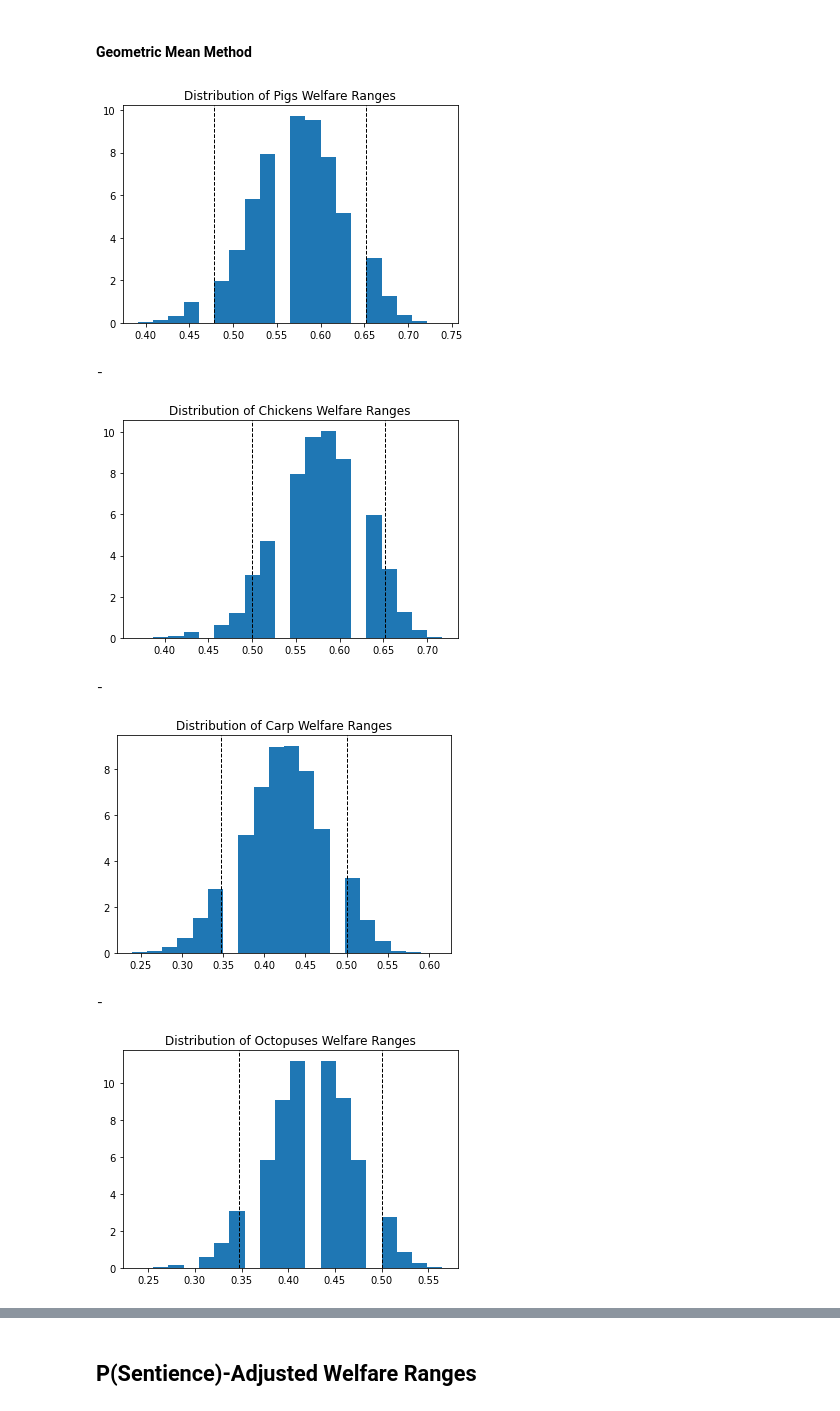
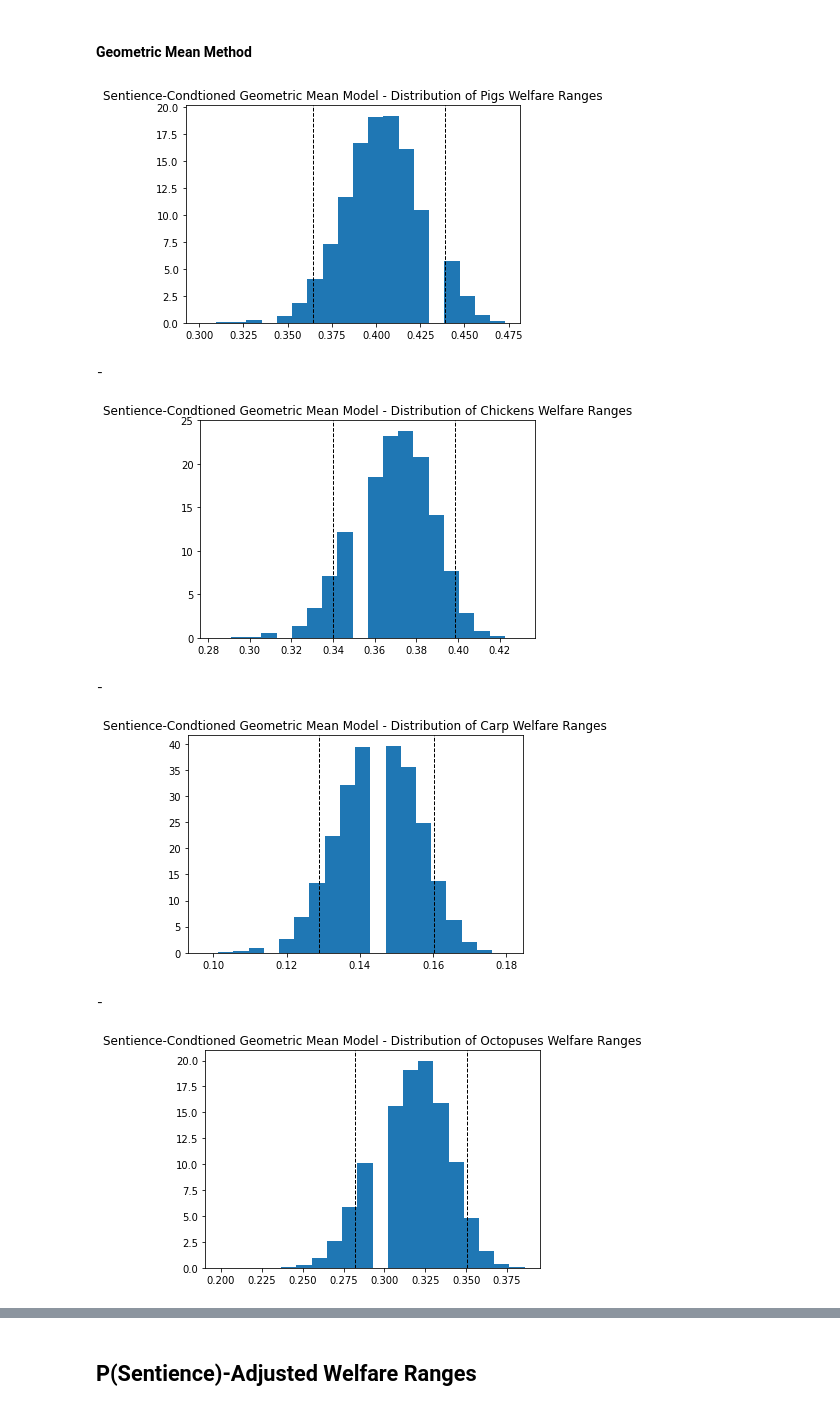
Before and after one commit to laurakduffy/updated_moral_weights, a Jupyter notebook: welfare_range_calculations.ipynb, the cells around one changed output, grey strips where cells are left out. Cells and saved outputs as stored; diff of their text form; code cells hidden in the pictures.

```diff
--- a/welfare_range_calculations.ipynb
+++ b/welfare_range_calculations.ipynb
@@ -12,8 +12,9 @@ import os
 import pickle
 import platform
 
-weights = [0.2, 0.4, 0.4]
+neuron_count_aggregation_weights = [0.2, 0.4, 0.4]
 
+model_weights = [0.6, 0.2, 0.2]
 N = 40*K
 PERCENTILES = [1, 5, 25, 50, 75, 95, 99]
 ANIMALS = ["Pigs", "Chickens", "Carp", "Octopuses", "Shrimp", "BSF"]
@@ -130,12 +131,12 @@ def one_animal_welfare_ranges(animal_scores, model_proxies_lst):
         animal_welfare_ranges.append(animal_welfare_range_i)
     return animal_welfare_ranges
 
-def plot_range_distribution(species, welfare_range_list):
+def plot_range_distribution(species, welfare_range_list, model):
     welfare_range_array = np.array(welfare_range_list)
     plt.hist(welfare_range_array, bins=20, density=True)
     plt.axvline(x=np.percentile(welfare_range_array, PERCENTILES)[1], color='k', linestyle='dashed', linewidth=1)
     plt.axvline(x=np.percentile(welfare_range_array, PERCENTILES)[5], color='k', linestyle='dashed', linewidth=1)
-    plt.title("Distribution of {} Welfare Ranges".format(species))
+    plt.title("{} Model - Distribution of {} Welfare Ranges".format(model, species))
     plt.show()
     print('-')
 
@@ -176,7 +177,7 @@ def get_qualitative_welfare_ranges(data, ANIMALS, to_plot=True):
         welfare_ranges_all_animals[animal] = animal_welfare_ranges
         pickle.dump(np.array(animal_welfare_ranges), open(os.path.join('pickled_sent_conditioned_welfare_ranges', '{}_qual_model_welfare_ranges.p'.format(animal)), 'wb'))
         if to_plot:
-            plot_range_distribution(animal, animal_welfare_ranges)
+            plot_range_distribution(animal, animal_welfare_ranges, "Sentience-Conditioned Qualitative")
         animal_stats = one_animal_summary_stats(animal, animal_welfare_ranges)
         means.append(round(animal_stats[0],3))
         fifth_percentiles.append(round(animal_stats[1],3))
@@ -232,11 +233,16 @@ def get_geometric_mean_of_row(df, animal, weights):
 def get_neuron_count_welfare_ranges():
     neuron_count_df = pd.read_csv(os.path.join('inputs', 'Neuron Count Data.csv'))
     weights = (0.2, 0.4, 0.4)
-    human_geom_mean = get_geometric_mean_of_row(neuron_count_df, 'Humans', weights)
+    human_geom_mean = get_geometric_mean_of_row(neuron_count_df, 'Humans', neuron_count_aggregation_weights)
 
     nc_welfare_ranges_dict = {}
     for animal in ANIMALS:
-        animal_geom_mean = get_geometric_mean_of_row(neuron_count_df, animal, weights)
+        animal_geom_mean = get_geometric_mean_of_row(neuron_count_df, animal, neuron_count_aggregation_weights)
         welfare_range = animal_geom_mean/human_geom_mean
         nc_welfare_ranges_dict[animal] = welfare_range
+
+    neuron_count_df = pd.DataFrame.from_dict(nc_welfare_ranges_dict, orient='index', columns=['Aggregate Neuron Count Score'])
+    neuron_count_df.to_csv(os.path.join('outputs', 'Neuron Count Model - Sentience-Conditioned Welfare Ranges.csv'))
     return nc_welfare_ranges_dict
+
+get_neuron_count_welfare_ranges()
@@ -246,7 +259,7 @@ def get_neuron_count_welfare_ranges():
 #### Mixture Model Method
 # %%
 def get_model_results():
-    qualitative_welfare_ranges_df, qualitative_welfare_ranges_dict = get_qualitative_welfare_ranges(data, ANIMALS)
+    qualitative_welfare_ranges_df, qualitative_welfare_ranges_dict = get_qualitative_welfare_ranges(data, ANIMALS, to_plot=False)
     equality_welfare_ranges = get_equality_welfare_ranges()
     neuron_count_welfare_ranges = get_neuron_count_welfare_ranges()
     model_results = {'Qualitative': (qualitative_welfare_ranges_df, qualitative_welfare_ranges_dict),
@@ -275,8 +288,6 @@ def mixture_one_animal(model_results, animal, weights):
 
     return mixture_welfare_ranges
 
-weights = [0.6, 0.2, 0.2]
-
 def get_mixture_welfare_ranges(weights, to_plot=True):
     means = []
     fifth_percentiles = []
@@ -303,7 +314,7 @@ def get_mixture_welfare_ranges(weights, to_plot=True):
 
     if to_plot:
         for animal in ANIMALS:
-            plot_range_distribution(animal, mixture_welfare_range_results[animal])
+            plot_range_distribution(animal, mixture_welfare_range_results[animal], "Sentience-Condtioned Mixture")
 
     cols = ["Animals", 'Mean', '5%', '25%', '50%', '75%', '95%']
     mixture_welfare_range_stats_df = pd.DataFrame(list(zip(ANIMALS, means, fifth_percentiles, twenty_fifth_percentiles, medians, seventy_fifth_percentiles, ninty_fifth_percentiles)), columns=cols)
@@ -311,5 +322,5 @@ def get_mixture_welfare_ranges(weights, to_plot=True):
     mixture_welfare_range_stats_df.to_csv(os.path.join("outputs", "Mixture Model - Sentience-Conditioned Welfare Ranges.csv"))
     return mixture_welfare_range_stats_df, mixture_welfare_range_results
 
-print(get_mixture_welfare_ranges(weights)[0])
+print(get_mixture_welfare_ranges(model_weights)[0])
 # %% [output]
@@ -329,7 +346,7 @@ print(get_mixture_welfare_ranges(weights)[0])
 # %% [markdown]
 #### Geometric Mean Method
 # %%
-def geometric_mean_welfare_ranges(data, ANIMALS, to_plot=False):
+def geometric_mean_welfare_ranges(model_weights, to_plot=False):
     means = []
     fifth_percentiles = []
     twenty_fifth_percentiles = []
@@ -337,16 +354,14 @@ def geometric_mean_welfare_ranges(data, ANIMALS, to_plot=False):
     seventy_fifth_percentiles = []
     ninty_fifth_percentiles = []
 
-    model_weights = {'Qualitative': 0.6, 'Equality': 0.2, 'Neuron Count': 0.2}
-
     model_results = get_model_results()
     qual_wr_lst = model_results['Qualitative'][1]
     equality_wr_lst = model_results['Equality']
     neuron_count_wr_lst = model_results['Neuron Count']
 
-    q_wt = model_weights['Qualitative']
-    e_wt = model_weights['Equality']
-    nc_wt = model_weights['Neuron Count']
+    q_wt = model_weights[0]
+    e_wt = model_weights[1]
+    nc_wt = model_weights[2]
 
     geom_mean_welfare_ranges = {}
 
@@ -355,40 +370,40 @@ def geometric_mean_welfare_ranges(data, ANIMALS, to_plot=False):
         animal_equality_welfare_range = equality_wr_lst[animal]
         animal_neuron_count_welfare_range = neuron_count_wr_lst[animal]
 
         animal_geom_mean_welfare_range = []
 
         for i in range(N):
             animal_welfare_range_i = (animal_qualitative_welfare_ranges[i])**(q_wt*animal_equality_welfare_range**e_wt)*(animal_neuron_count_welfare_range**nc_wt)
             animal_geom_mean_welfare_range.append(animal_welfare_range_i)
         pickle.dump(np.array(animal_geom_mean_welfare_range), open(os.path.join('pickled_sent_conditioned_welfare_ranges', '{}_geom_mean_welfare_ranges.p'.format(animal)), 'wb'))
         geom_mean_welfare_ranges[animal] = animal_geom_mean_welfare_range
         animal_stats = one_animal_summary_stats(animal, animal_geom_mean_welfare_range, to_print=False)
         means.append(round(animal_stats[0],3))
         fifth_percentiles.append(round(animal_stats[1],3))
         twenty_fifth_percentiles.append(round(animal_stats[2],3))
         medians.append(round(animal_stats[3],3))
         seventy_fifth_percentiles.append(round(animal_stats[4],3))
         ninty_fifth_percentiles.append(round(animal_stats[5],3))
 
     if to_plot:
         for animal in ANIMALS:
-            plot_range_distribution(animal, geom_mean_welfare_ranges[animal])
+            plot_range_distribution(animal, geom_mean_welfare_ranges[animal], "Sentience-Condtioned Geometric Mean")
 
     cols = ["Animals", 'Mean', '5%', '25%', '50%', '75%', '95%']
     geom_mean_welfare_range_stats_df = pd.DataFrame(list(zip(ANIMALS, means, fifth_percentiles, twenty_fifth_percentiles, medians, seventy_fifth_percentiles, ninty_fifth_percentiles)), columns=cols)
     geom_mean_welfare_range_stats_df.sort_values("50%", ascending=False)
     geom_mean_welfare_range_stats_df.to_csv(os.path.join("outputs", "Geometric Mean Model - Sentience-Conditioned Welfare Ranges.csv"))
     return geom_mean_welfare_range_stats_df, geom_mean_welfare_ranges
 
 
-geom_mean_welfare_range_stats_df, geom_mean_welfare_ranges = geometric_mean_welfare_ranges(data, ANIMALS, to_plot=True)
+geom_mean_welfare_range_stats_df, geom_mean_welfare_ranges = geometric_mean_welfare_ranges(model_weights, to_plot=True)
 print(geom_mean_welfare_range_stats_df)
 # %% [output]
-[figure, old version]
+[figure, new version]
 -
-[figure, old version]
+[figure, new version]
 -
-[figure, old version]
+[figure, new version]
 -
-[figure, old version]
+[figure, new version]
 -
```
Also changed, not shown: parts of 13 cells of this notebook, 52 other files.
